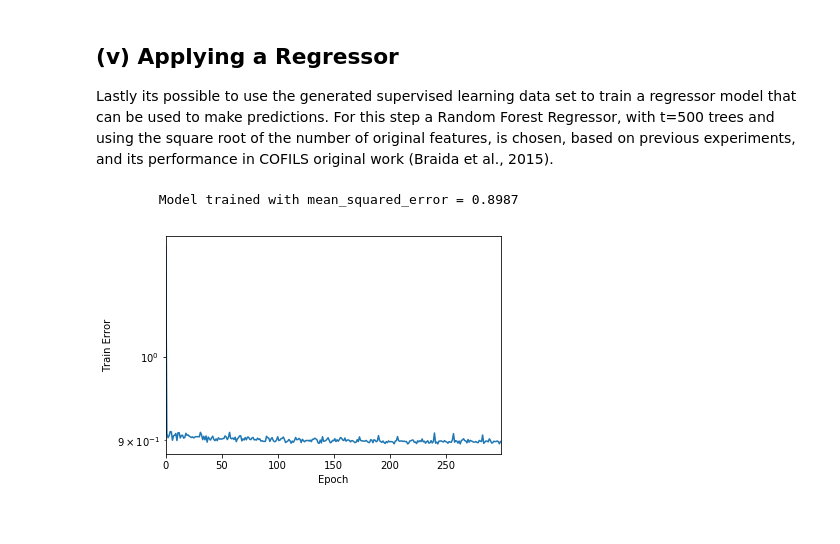
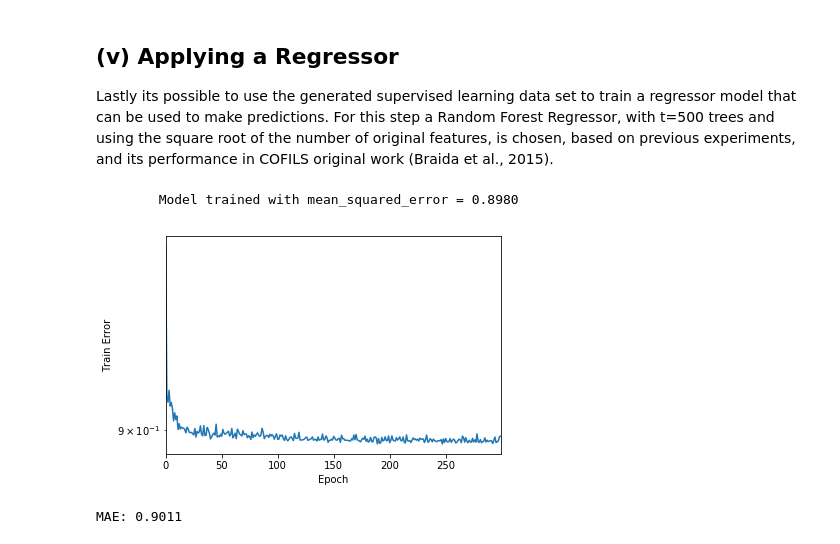
Before and after one commit to MohammadJamali/RecommenderSystems, a Jupyter notebook: COFILS.ipynb, the cells around one changed output. Drawn from its saved outputs; the diff is of its cells as text; code cells hidden in the pictures.

```diff
--- a/COFILS.ipynb
+++ b/COFILS.ipynb
@@ -448,21 +448,35 @@ Use tf.cast instead.
 ## (iv) Generating Supervised Dataset
 After, the features obtained from both Autoencoders are mapped just like in the regular COFILS methodology process mentioned early. To do that, the respective vector of features from an user u are combined with the feature vector of an item i and the rating r, or the normalized rating, given by user u for item i are used as the target for regression.
 # %%
-print('- Generating supervised dataset from auto encoder hidden layers:')
+print('- Generating supervised train dataset from auto encoder hidden layers:')
 
 row_profile = row_second_encoder.predict(row_first_encoder.predict(row_col_scaled_normalized_matrix))
 col_profile = col_second_encoder.predict(col_first_encoder.predict(col_row_scaled_normalized_matrix))
 
-supervised_dataset = pd.DataFrame()
+supervised_dataset_train = pd.DataFrame()
 sample_count = 0
-for index, sample in mean_normalized_train.iterrows():
+for index, sample in scaled_normalized_train.iterrows():
   new_sample = row_profile[int(sample[dataset_row_name])]
   new_sample = np.append(new_sample, col_profile[int(sample[dataset_col_name])], axis = 0)
   new_sample = np.reshape(new_sample, (1, 100))
 
-  supervised_dataset = supervised_dataset.append(pd.DataFrame(new_sample))
+  supervised_dataset_train = supervised_dataset_train.append(pd.DataFrame(new_sample))
 
-  print('\r%.02f%% complete' % ((sample_count / mean_normalized_train.shape[0]) * 100), end='')
+  print('\r%.02f%% complete' % ((sample_count / scaled_normalized_train.shape[0]) * 100), end='')
+  sample_count +=1
+
+
+print('\n- Generating supervised test dataset from auto encoder hidden layers:')
+supervised_dataset_test = pd.DataFrame()
+sample_count = 0
+for index, sample in scaled_normalized_test.iterrows():
+  new_sample = row_profile[int(sample[dataset_row_name])]
+  new_sample = np.append(new_sample, col_profile[int(sample[dataset_col_name])], axis = 0)
+  new_sample = np.reshape(new_sample, (1, 100))
+
+  supervised_dataset_test = supervised_dataset_test.append(pd.DataFrame(new_sample))
+
+  print('\r%.02f%% complete' % ((sample_count / supervised_dataset_test.shape[0]) * 100), end='')
   sample_count +=1
 
 del row_profile, col_profile
@@ -475,28 +491,42 @@ Lastly its possible to use the generated supervised learning data set to train a
 # %%
 input_ = Input(shape=(100, ))
 model = Dense(32, input_shape=(100, ))(input_)
 model = Dense(16)(model)
 model = Dense(1)(model)
 
 model = Model(input_, model)
 model.compile(optimizer=optimizers.Adam(lr=0.001), loss=losses.mean_absolute_error)
 
-history = model.fit(supervised_dataset,
+history = model.fit(supervised_dataset_train,
                     np.array(mean_normalized_train[[dataset_val_name]]),
                     verbose=0,
-                    batch_size=1024,
+                    batch_size=256,
                     epochs=300,
                     shuffle=True)
 
 loss = history.history['loss']
 print('\tModel trained with %s = %.4f' % (loss_function_name, loss[-1]))
 pd.Series(loss).plot(logy=True)
 plt.xlabel("Epoch")
 plt.ylabel("Train Error")
 plt.show()
 # %% [output]
-        Model trained with mean_squared_error = 0.8987
+        Model trained with mean_squared_error = 0.8980
-[figure, old version]
+[figure, new version]
+# %%
+from sklearn import metrics
+from sklearn.ensemble import RandomForestClassifier
+
+labels = np.array(mean_normalized_train[[dataset_val_name]]).reshape(-1, )
+test_labels = np.array(mean_normalized_test[[dataset_val_name]]).reshape(-1, )
+
+clf=RandomForestClassifier(n_estimators=500)
+clf.fit(supervised_dataset_train, labels)
+
+y_pred=clf.predict(supervised_dataset_test)
+print("MAE:",metrics.mean_absolute_error(test_labels, y_pred))
+# %% [output]
+MAE: 0.9011
 # %%
 # # Save result in to google drive
 # from google.colab import drive
```
Also changed, not shown: parts of 5 cells of this notebook.
